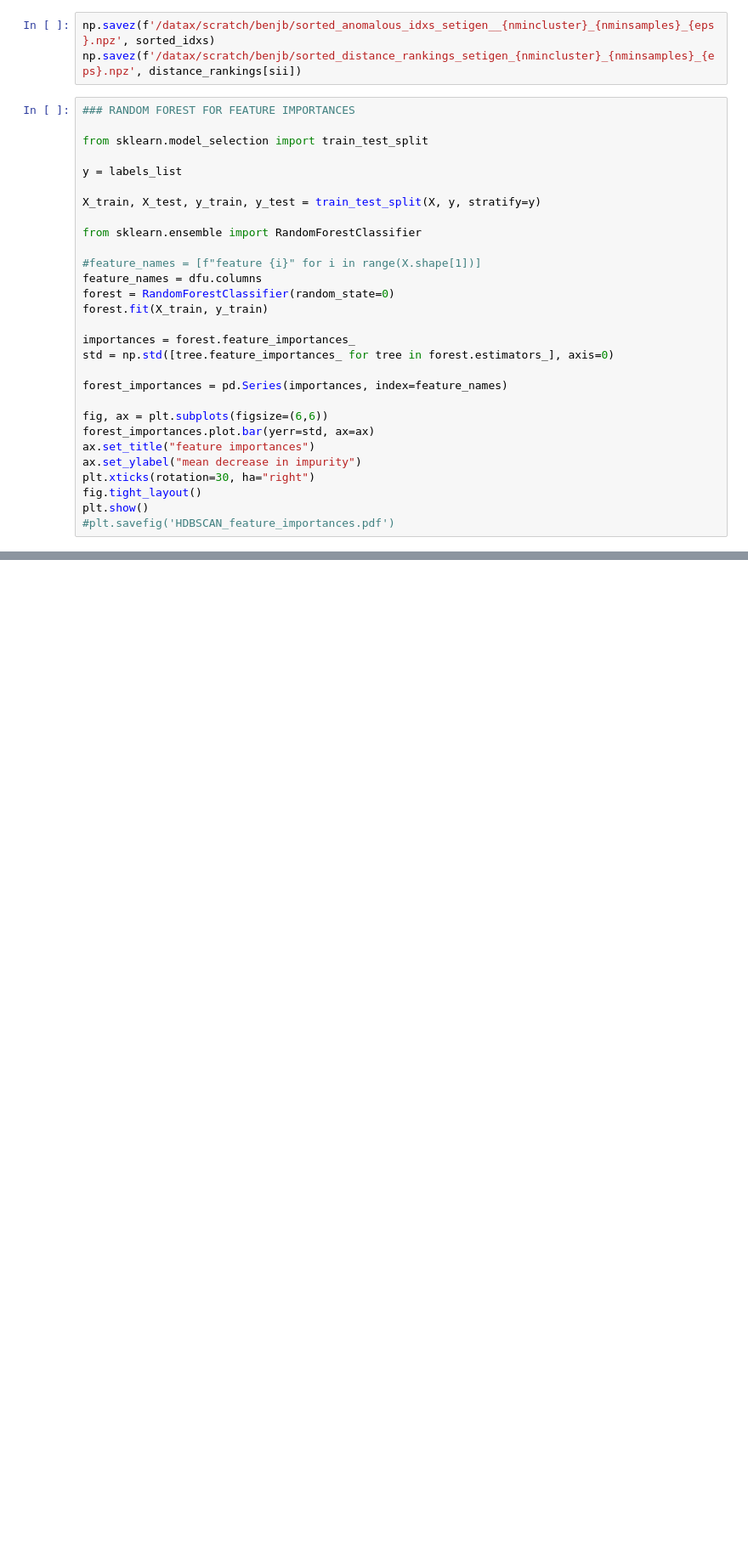
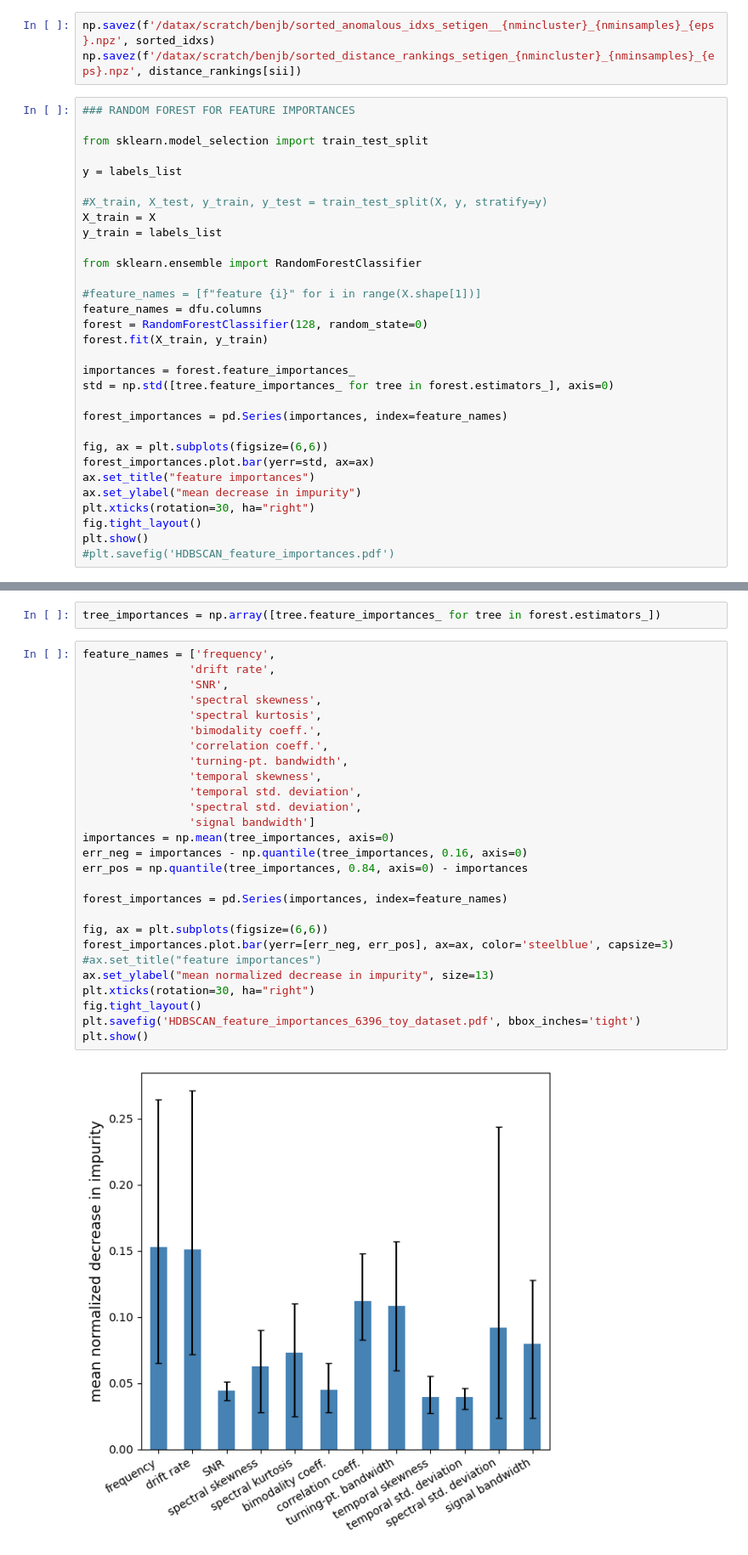
Before and after one commit to bjacobell/gbt-hdbscan, a Jupyter notebook: hdbscanning.ipynb, the cells around one changed output, grey strips where cells are left out. Shown at 85% size. Saved outputs shown, nothing was run; the diff lists cells and outputs as text; blank space fills up the shorter version.

```diff
--- a/hdbscanning.ipynb
+++ b/hdbscanning.ipynb
@@ -745,13 +758,15 @@ from sklearn.model_selection import train_test_split
 
 y = labels_list
 
-X_train, X_test, y_train, y_test = train_test_split(X, y, stratify=y)
+#X_train, X_test, y_train, y_test = train_test_split(X, y, stratify=y)
+X_train = X
+y_train = labels_list
 
 from sklearn.ensemble import RandomForestClassifier
 
 #feature_names = [f"feature {i}" for i in range(X.shape[1])]
 feature_names = dfu.columns
-forest = RandomForestClassifier(random_state=0)
+forest = RandomForestClassifier(128, random_state=0)
 forest.fit(X_train, y_train)
 
 importances = forest.feature_importances_
@@ -771,0 +787,31 @@ plt.show()
+# %%
+tree_importances = np.array([tree.feature_importances_ for tree in forest.estimators_])
+# %%
+feature_names = ['frequency',
+                'drift rate',
+                'SNR',
+                'spectral skewness',
+                'spectral kurtosis',
+                'bimodality coeff.',
+                'correlation coeff.',
+                'turning-pt. bandwidth',
+                'temporal skewness',
+                'temporal std. deviation',
+                'spectral std. deviation',
+                'signal bandwidth']
+importances = np.mean(tree_importances, axis=0)
+err_neg = importances - np.quantile(tree_importances, 0.16, axis=0)
+err_pos = np.quantile(tree_importances, 0.84, axis=0) - importances
+
+forest_importances = pd.Series(importances, index=feature_names)
+
+fig, ax = plt.subplots(figsize=(6,6))
+forest_importances.plot.bar(yerr=[err_neg, err_pos], ax=ax, color='steelblue', capsize=3)
+#ax.set_title("feature importances")
+ax.set_ylabel("mean normalized decrease in impurity", size=13)
+plt.xticks(rotation=30, ha="right")
+fig.tight_layout()
+plt.savefig('HDBSCAN_feature_importances_6396_toy_dataset.pdf', bbox_inches='tight')
+plt.show()
+# %% [output]
+[figure, added]
```
Also changed, not shown: parts of 12 cells of this notebook, 5 other files.
